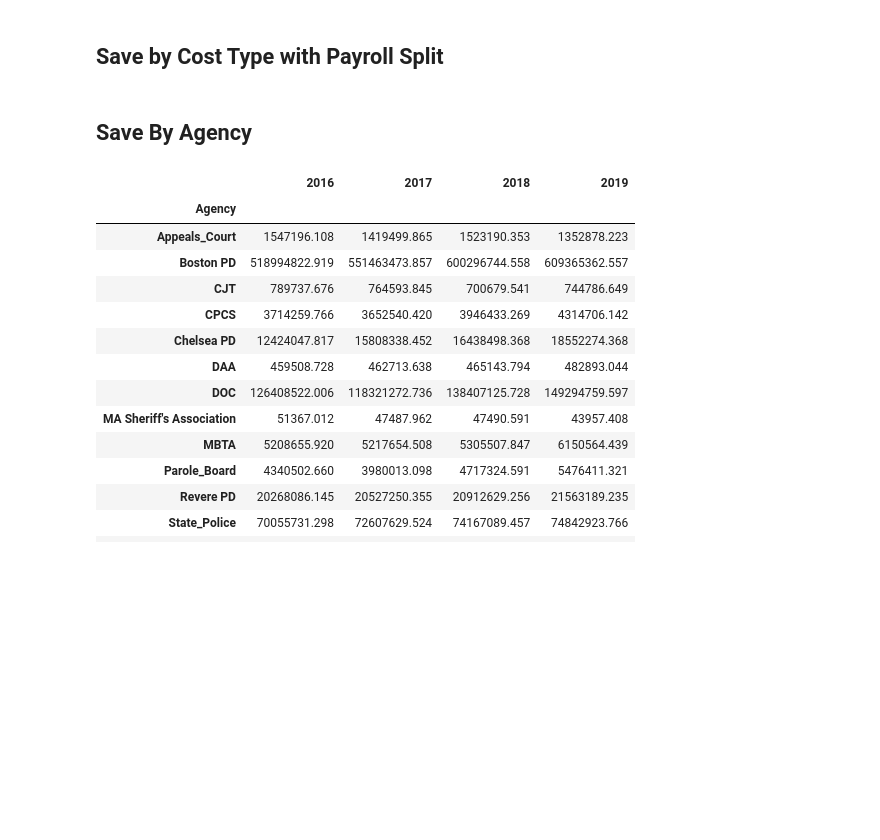
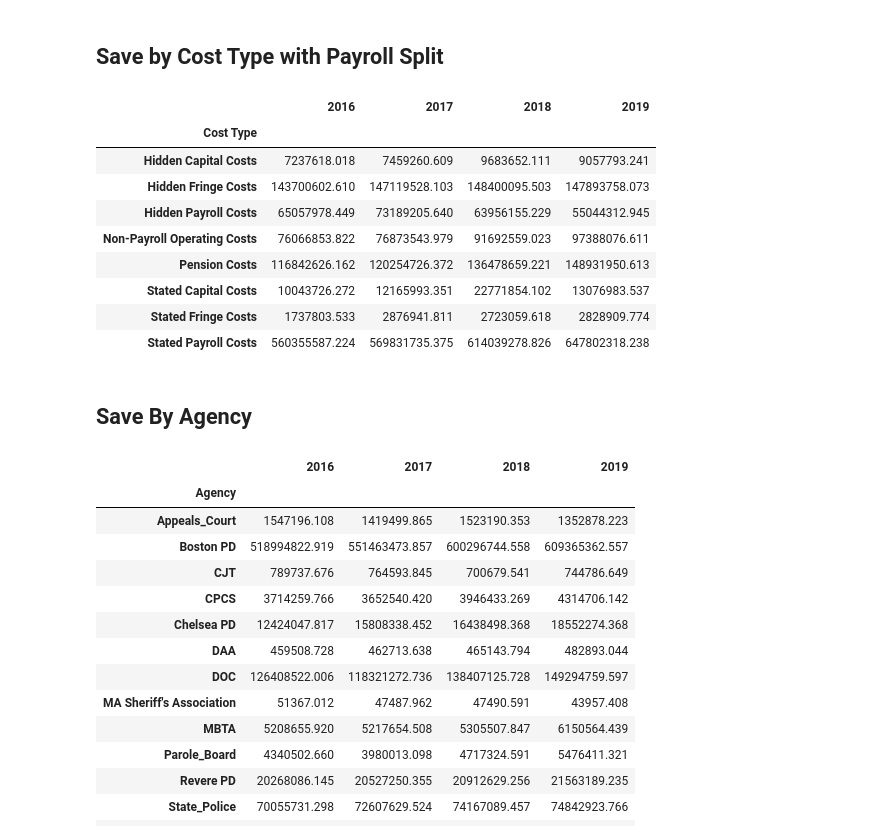
Before and after one commit to SashaWeinstein/Carceral_Budgeting, a Jupyter notebook: Final_Results/Generate_Final_Results.ipynb, the cells around one changed output. Saved outputs shown, nothing was run; the diff lists cells and outputs as text; code cells hidden in the pictures; blank space fills up the shorter version.

```diff
--- a/Final_Results/Generate_Final_Results.ipynb
+++ b/Final_Results/Generate_Final_Results.ipynb
@@ -77,3 +105,17 @@ by_agency_type_SP.to_csv("Final_by_Agency_Type_splitHidden.csv")
 # %% [markdown]
 ## Save by Cost Type with Payroll Split
+# %%
+by_cost_type_SH = Final_Results.get_by_Type_SH()
+by_cost_type_SH
+# %% [output]
+|  | 2016 | 2017 | 2018 | 2019 |
+| Cost Type |  |  |  |  |
+| Hidden Capital Costs | 7237618.018 | 7459260.609 | 9683652.111 | 9057793.241 |
+| Hidden Fringe Costs | 143700602.610 | 147119528.103 | 148400095.503 | 147893758.073 |
+| Hidden Payroll Costs | 65057978.449 | 73189205.640 | 63956155.229 | 55044312.945 |
+| Non-Payroll Operating Costs | 76066853.822 | 76873543.979 | 91692559.023 | 97388076.611 |
+| Pension Costs | 116842626.162 | 120254726.372 | 136478659.221 | 148931950.613 |
+| Stated Capital Costs | 10043726.272 | 12165993.351 | 22771854.102 | 13076983.537 |
+| Stated Fringe Costs | 1737803.533 | 2876941.811 | 2723059.618 | 2828909.774 |
+| Stated Payroll Costs | 560355587.224 | 569831735.375 | 614039278.826 | 647802318.238 |
 # %%
```
Also changed, not shown: parts of 11 cells of this notebook, 41 other files.
